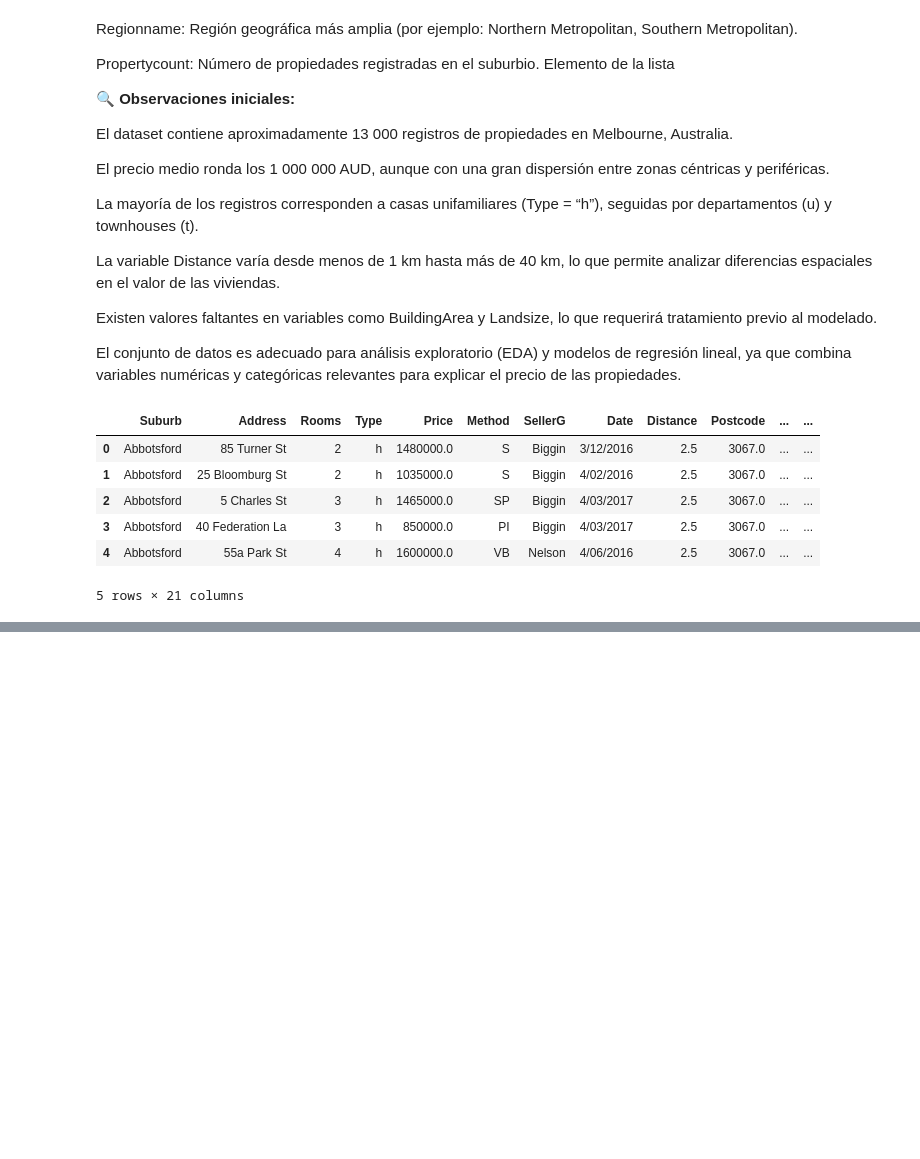
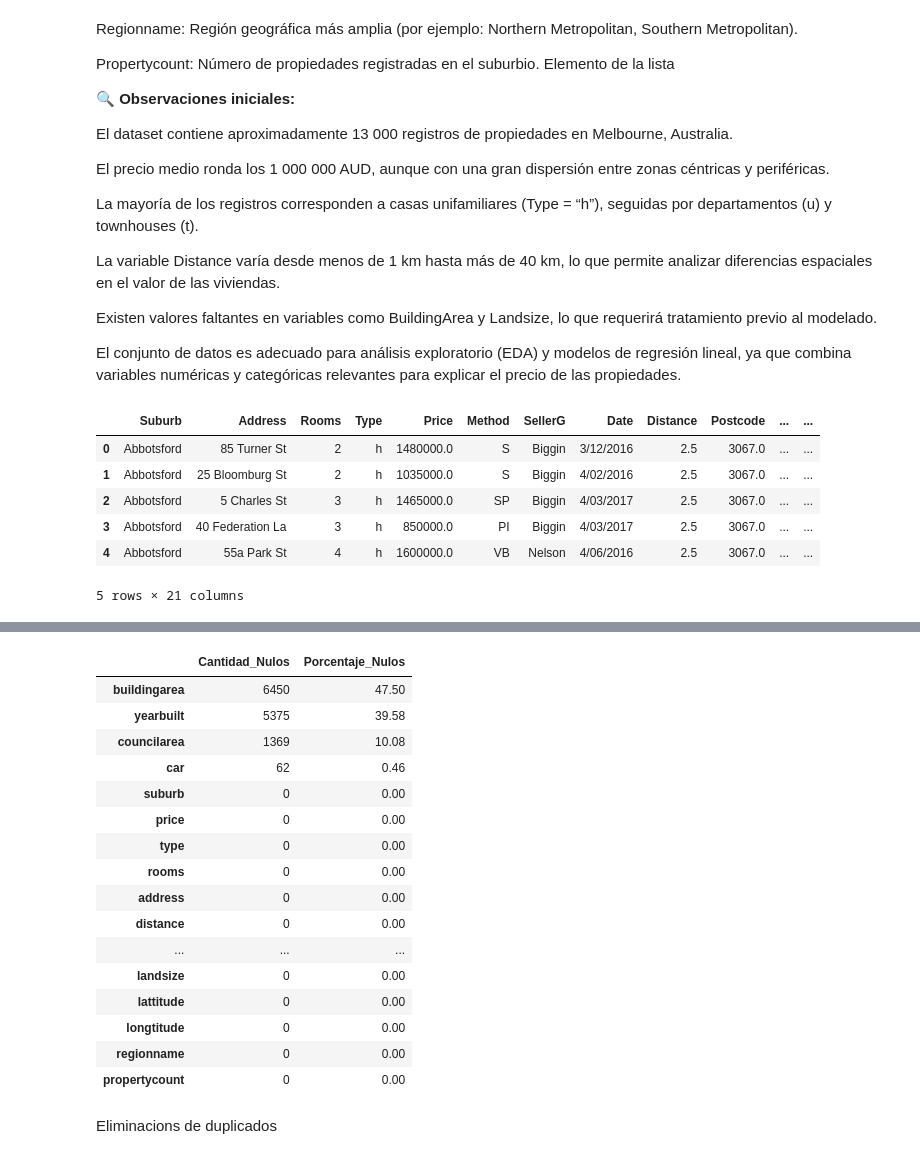
Before and after one commit to Cristian-Larzabal/Data_science, a Jupyter notebook: EntregaFinal/ProyectoParteIII+Larzabal.ipynb, the cells around one changed output, grey strips where cells are left out. Cells and saved outputs as stored; diff of their text form; code cells hidden in the pictures; blank space fills up the shorter version.

```diff
--- a/EntregaFinal/ProyectoParteIII+Larzabal.ipynb
+++ b/EntregaFinal/ProyectoParteIII+Larzabal.ipynb
@@ -255,0 +297,37 @@ df.head()
+# %%
+def analyze_missing_values(df):
+
+    # Calcular valores nulos
+    missing_values = df.isna().sum()
+    missing_percentage = ((df.isna().sum() / len(df)) * 100).round(2)
+
+    # Crear DataFrame
+    missing_df = pd.DataFrame({
+        "Cantidad_Nulos": missing_values,
+        "Porcentaje_Nulos": missing_percentage
+    })
+
+    # Ordenar por porcentaje de nulos
+    missing_df = missing_df.sort_values(by="Porcentaje_Nulos", ascending=False)
+    return missing_df
+# %%
+missing_df = analyze_missing_values(df)
+missing_df
+# %% [output]
+|  | Cantidad_Nulos | Porcentaje_Nulos |
+| buildingarea | 6450 | 47.50 |
+| yearbuilt | 5375 | 39.58 |
+| councilarea | 1369 | 10.08 |
+| car | 62 | 0.46 |
+| suburb | 0 | 0.00 |
+| price | 0 | 0.00 |
+| type | 0 | 0.00 |
+| rooms | 0 | 0.00 |
+| address | 0 | 0.00 |
+| distance | 0 | 0.00 |
+| ... | ... | ... |
+| landsize | 0 | 0.00 |
+| lattitude | 0 | 0.00 |
+| longtitude | 0 | 0.00 |
+| regionname | 0 | 0.00 |
+| propertycount | 0 | 0.00 |
@@ -255,0 +337,2 @@ df.head()
+# %% [markdown]
+Eliminacions de duplicados
```
Also changed, not shown: parts of 19 cells of this notebook.
